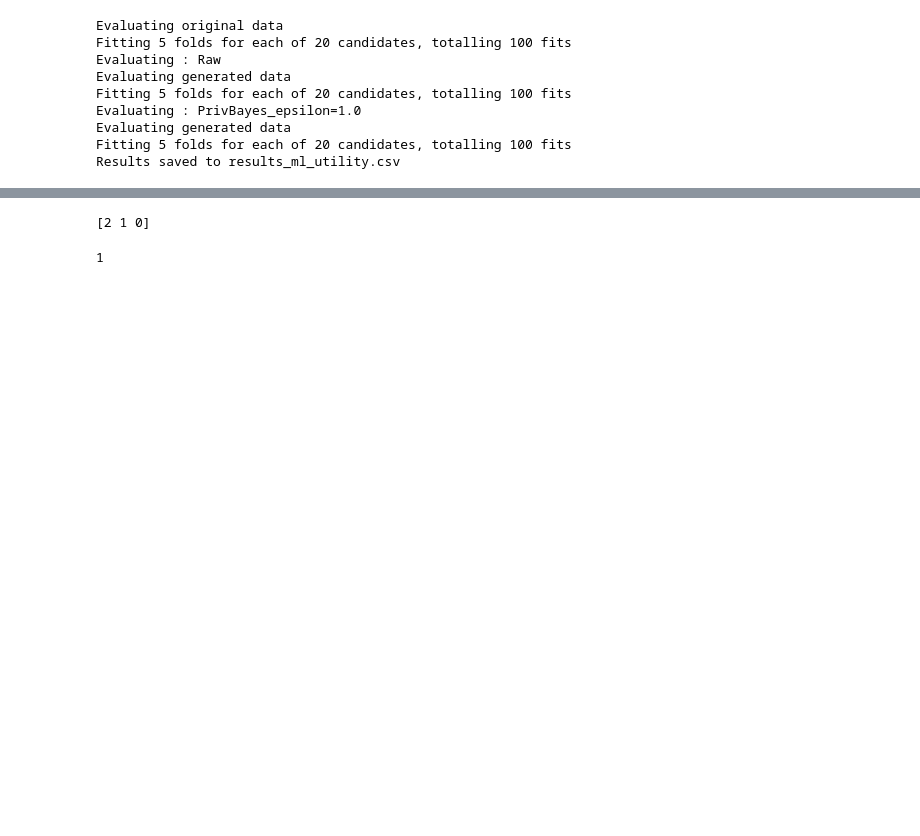
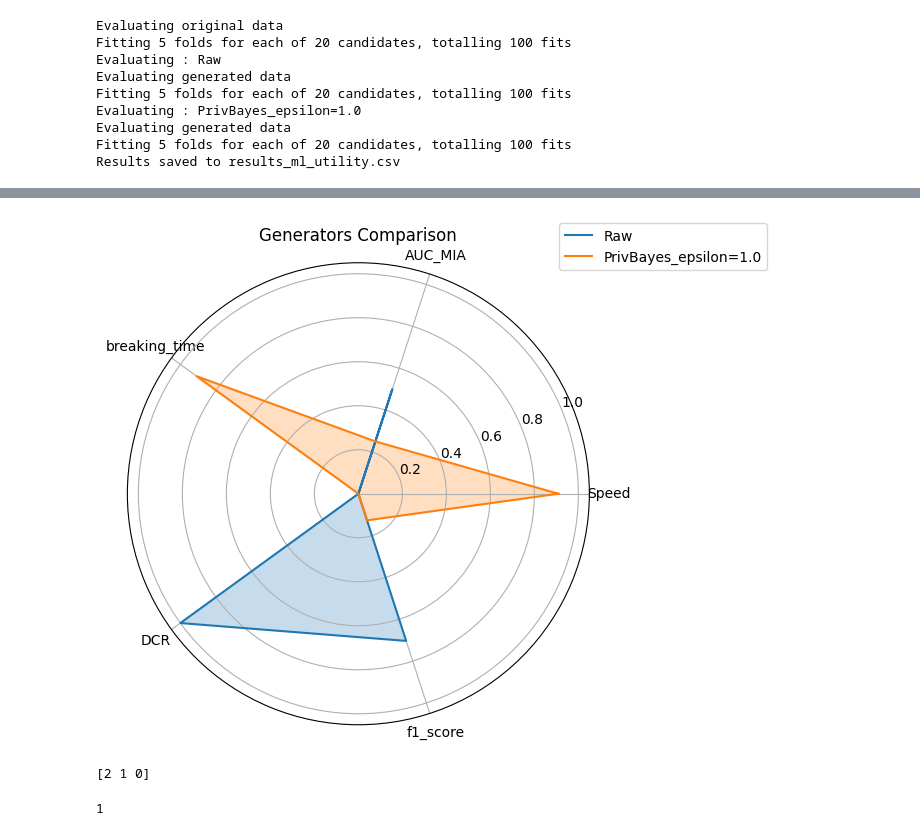
Before and after one commit to ArthGV/Benchmarking-of-Tabular-Synthetic-Data-Generation, a Jupyter notebook: privacy/run_pipeline.ipynb, the cells around one changed output, grey strips where cells are left out. Drawn from its saved outputs; the diff is of its cells as text; code cells hidden in the pictures; blank space fills up the shorter version.

Commit message:
plotting

```diff
--- a/privacy/run_pipeline.ipynb
+++ b/privacy/run_pipeline.ipynb
@@ -27,7 +27,7 @@ benchmarking_metric = AUCMetric([0, 0.17, 0.33, 0.5, 0.67, 0.83])
 
 
 # just add the path to the folder where the generated data will be saved, the name of the file will be generated automatically
-pipeline.run([2,20], 1, 2,  plot_style='double', benchmarking_metric=benchmarking_metric)
+# pipeline.run([2,20], 1, 2,  plot_style='double', benchmarking_metric=benchmarking_metric)
 
 # if you want to run the attack without generating data, just set generate=False and add the path to the folder where the generated data will be saved
 # pipeline.run_importing_data([2,4], 1, 2, imported_data_path="data/shadow_datasets_Raw_4.pkl")
@@ -183,3 +52,40 @@ def compute_rank_from_metric(metric: float) -> float:
+# %%
+results = pipeline.data_results()
+# %%
+
+import matplotlib.pyplot as plt
+import numpy as np
+
+# metrics and angles setup as before
+metrics = ['Speed', 'AUC_MIA', 'breaking_time', 'DCR', 'f1_score']
+N = len(metrics)
+angles = np.linspace(0, 2 * np.pi, N, endpoint=False).tolist()
+angles += angles[:1]
+
+# build figure a bit wider
+fig, ax = plt.subplots(figsize=(8,6), subplot_kw={'polar': True})
+
+# plot each model
+for _, row in results.iterrows():
+    vals = [row[m] for m in metrics]
+    vals += vals[:1]
+    ax.plot(angles, vals, label=row['Model'])
+    ax.fill(angles, vals, alpha=0.25)
+
+# labels & title
+ax.set_xticks(angles[:-1])
+ax.set_xticklabels(metrics)
+ax.set_title('Generators Comparison')
+
+# give extra room on the right for the legend
+fig.subplots_adjust(right=0.75)
+
+# push the legend further out
+ax.legend(loc='upper right', bbox_to_anchor=(1.4, 1.1))
+
+plt.show()
+# %% [output]
+[figure, added]
 # %%
 data = tapas.datasets.TabularDataset.read("data/dummy")
 target_record = data.get_records([0])
```
Also changed, not shown: parts of 6 cells of this notebook, 1 other file.
